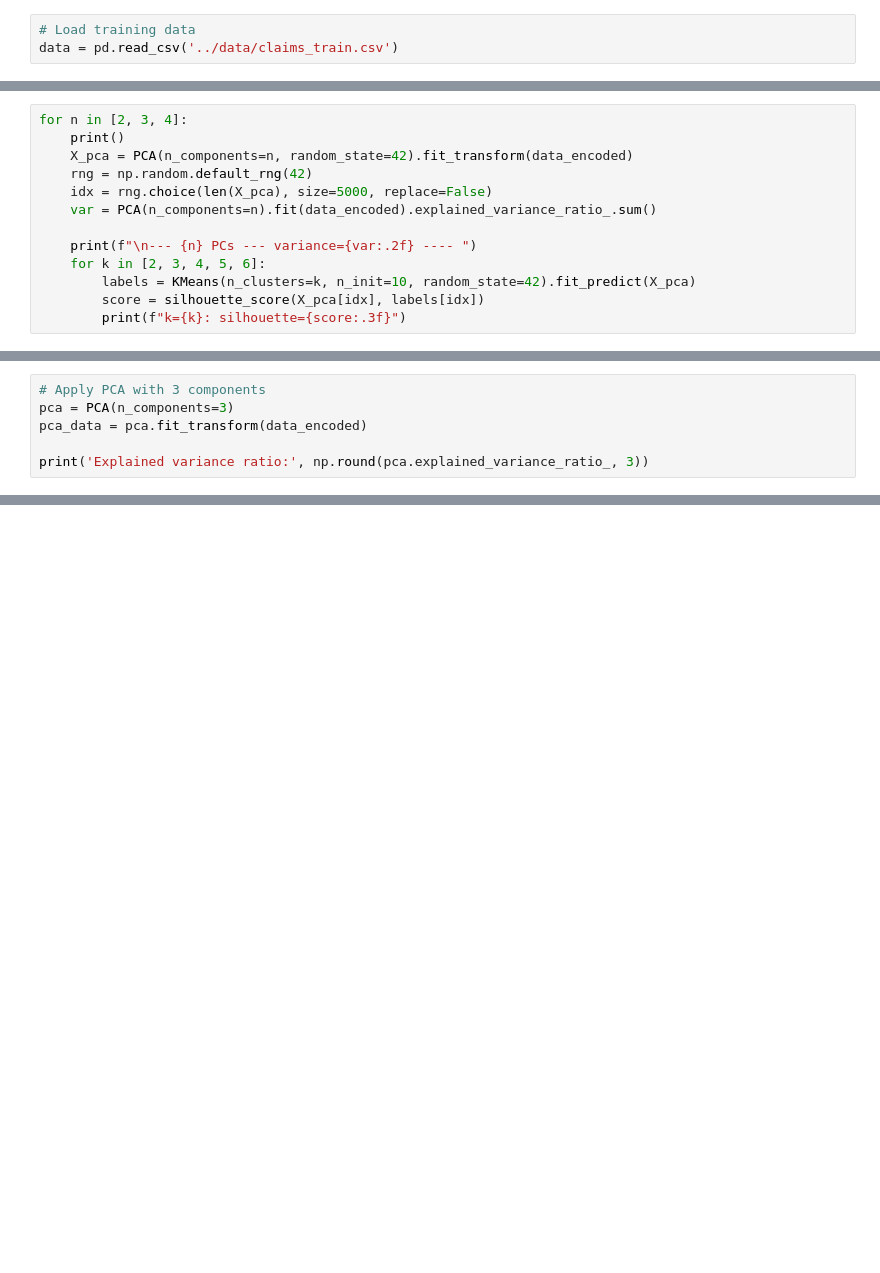
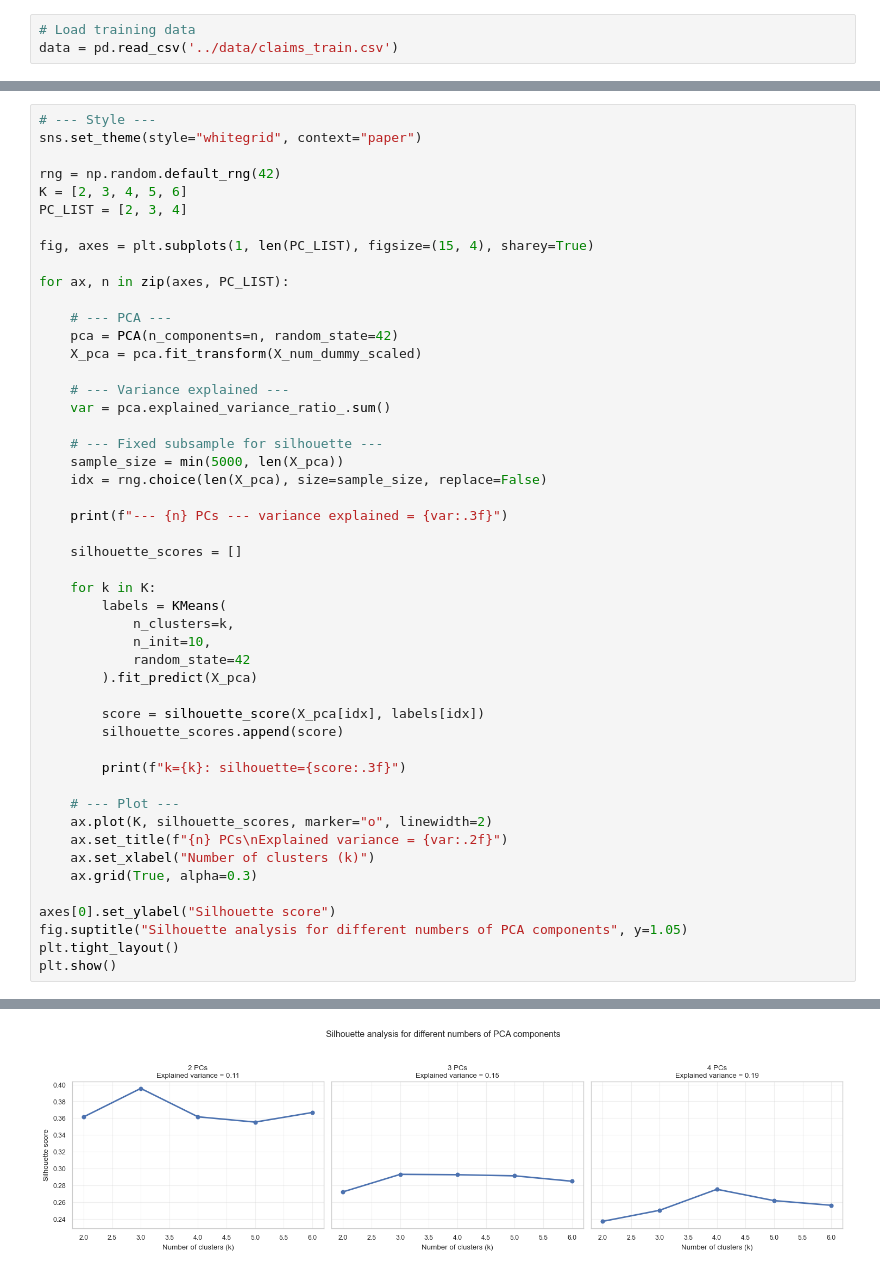
Before and after one commit to EKorczakitu/Clustered-Together, a Jupyter notebook: notebooks/01_B_PCA+CLUSTERING.ipynb, the cells around one changed output, grey strips where cells are left out. Drawn from its saved outputs; the diff is of its cells as text; blank space fills up the shorter version.

```diff
--- a/notebooks/01_B_PCA+CLUSTERING.ipynb
+++ b/notebooks/01_B_PCA+CLUSTERING.ipynb
@@ -87,13 +101,0 @@ choose pc between 2 and 4 to see best silhouette score compared to variance expl
-# %%
-for n in [2, 3, 4]:
-    print()
-    X_pca = PCA(n_components=n, random_state=42).fit_transform(data_encoded)
-    rng = np.random.default_rng(42)
-    idx = rng.choice(len(X_pca), size=5000, replace=False)
-    var = PCA(n_components=n).fit(data_encoded).explained_variance_ratio_.sum()
-
-    print(f"\n--- {n} PCs --- variance={var:.2f} ---- ")
-    for k in [2, 3, 4, 5, 6]:
-        labels = KMeans(n_clusters=k, n_init=10, random_state=42).fit_predict(X_pca)
-        score = silhouette_score(X_pca[idx], labels[idx])
-        print(f"k={k}: silhouette={score:.3f}")
@@ -161,6 +101,0 @@ k=9: silhouette=0.247
-# %%
-# Apply PCA with 3 components
-pca = PCA(n_components=3)
-pca_data = pca.fit_transform(data_encoded)
-
-print('Explained variance ratio:', np.round(pca.explained_variance_ratio_, 3))
@@ -239,0 +102,50 @@ Explained variance ratio: [0.207 0.162 0.136]
+# %%
+# --- Style ---
+sns.set_theme(style="whitegrid", context="paper")
+
+rng = np.random.default_rng(42)
+K = [2, 3, 4, 5, 6]
+PC_LIST = [2, 3, 4]
+
+fig, axes = plt.subplots(1, len(PC_LIST), figsize=(15, 4), sharey=True)
+
+for ax, n in zip(axes, PC_LIST):
+
+    # --- PCA ---
+    pca = PCA(n_components=n, random_state=42)
+    X_pca = pca.fit_transform(X_num_dummy_scaled)
+
+    # --- Variance explained ---
+    var = pca.explained_variance_ratio_.sum()
+
+    # --- Fixed subsample for silhouette ---
+    sample_size = min(5000, len(X_pca))
+    idx = rng.choice(len(X_pca), size=sample_size, replace=False)
+
+    print(f"--- {n} PCs --- variance explained = {var:.3f}")
+
+    silhouette_scores = []
+
+    for k in K:
+        labels = KMeans(
+            n_clusters=k,
+            n_init=10,
+            random_state=42
+        ).fit_predict(X_pca)
+
+        score = silhouette_score(X_pca[idx], labels[idx])
+        silhouette_scores.append(score)
+
+        print(f"k={k}: silhouette={score:.3f}")
+
+    # --- Plot ---
+    ax.plot(K, silhouette_scores, marker="o", linewidth=2)
+    ax.set_title(f"{n} PCs\nExplained variance = {var:.2f}")
+    ax.set_xlabel("Number of clusters (k)")
+    ax.grid(True, alpha=0.3)
+
+axes[0].set_ylabel("Silhouette score")
+fig.suptitle("Silhouette analysis for different numbers of PCA components", y=1.05)
+plt.tight_layout()
+plt.show()
+# %% [output]
@@ -239,0 +170 @@ Explained variance ratio: [0.207 0.162 0.136]
+[figure, added]
```
Also changed, not shown: parts of 19 cells of this notebook, 3 other files.
